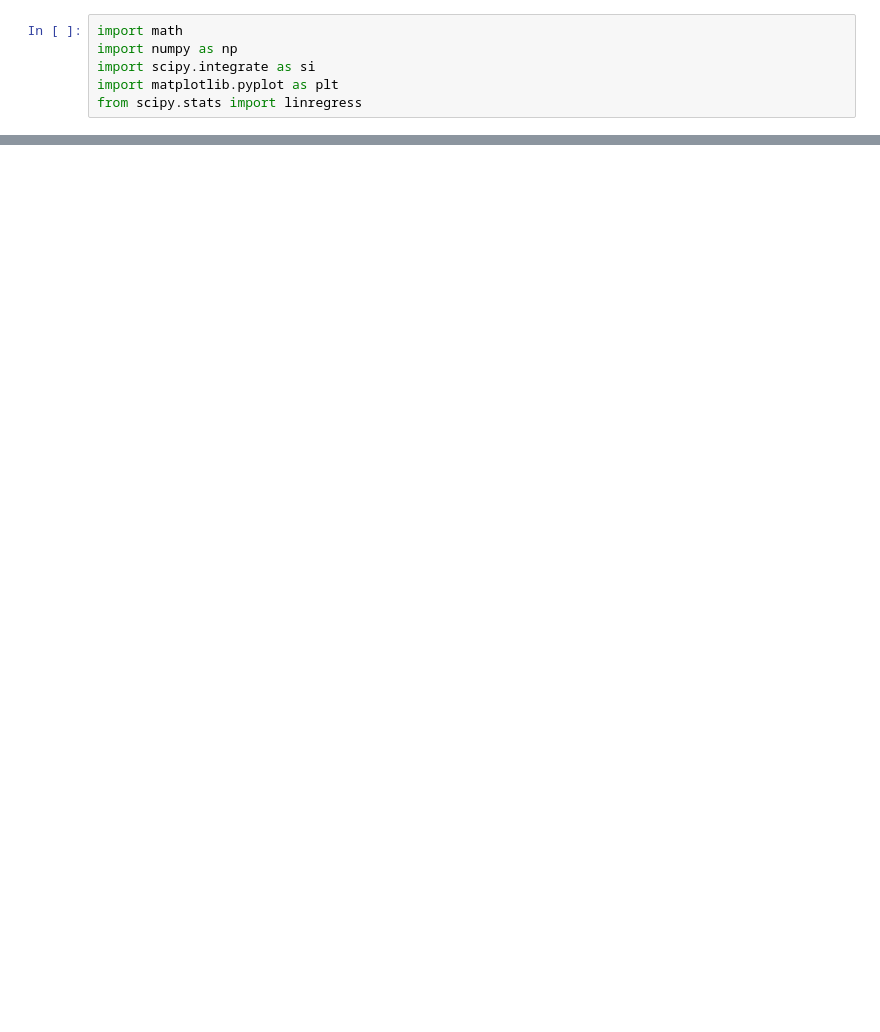
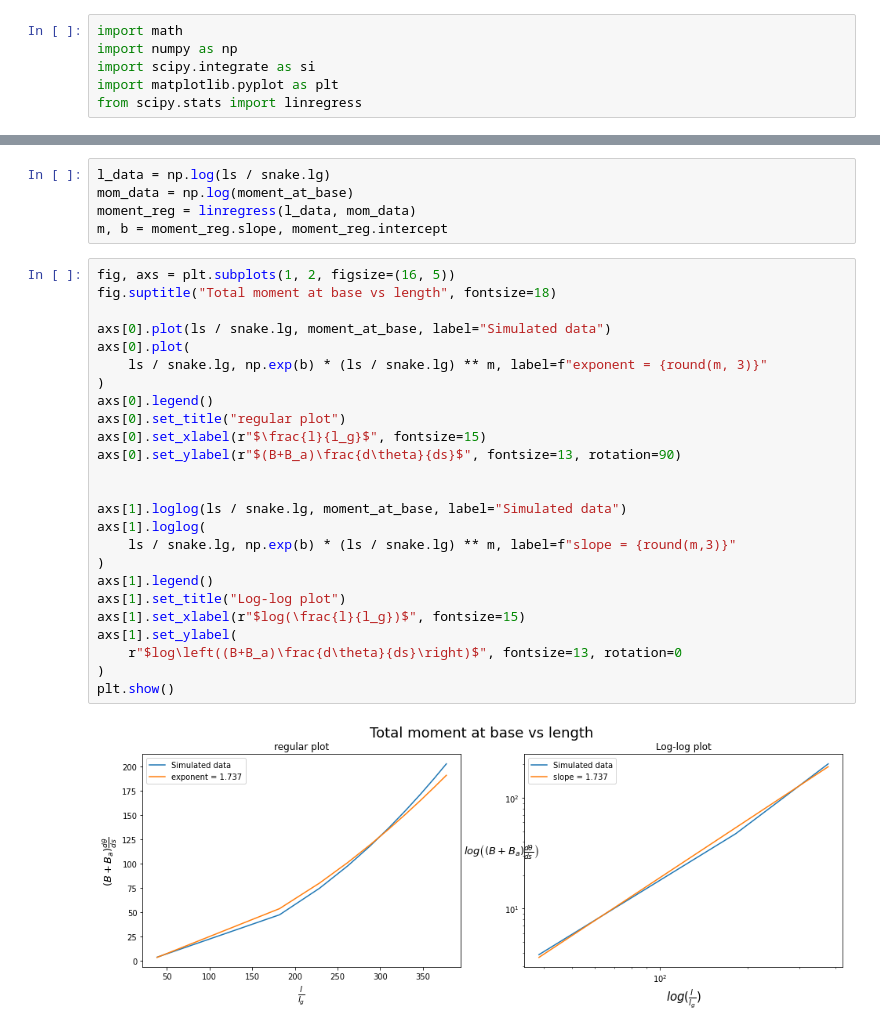
Before and after one commit to davenpi/stability, a Jupyter notebook: extended_torque.ipynb, the cells around one changed output, grey strips where cells are left out. Saved outputs shown, nothing was run; the diff lists cells and outputs as text; blank space fills up the shorter version.

```diff
--- a/extended_torque.ipynb
+++ b/extended_torque.ipynb
@@ -114,0 +163,32 @@ snake.lg
+# %%
+l_data = np.log(ls / snake.lg)
+mom_data = np.log(moment_at_base)
+moment_reg = linregress(l_data, mom_data)
+m, b = moment_reg.slope, moment_reg.intercept
+# %%
+fig, axs = plt.subplots(1, 2, figsize=(16, 5))
+fig.suptitle("Total moment at base vs length", fontsize=18)
+
+axs[0].plot(ls / snake.lg, moment_at_base, label="Simulated data")
+axs[0].plot(
+    ls / snake.lg, np.exp(b) * (ls / snake.lg) ** m, label=f"exponent = {round(m, 3)}"
+)
+axs[0].legend()
+axs[0].set_title("regular plot")
+axs[0].set_xlabel(r"$\frac{l}{l_g}$", fontsize=15)
+axs[0].set_ylabel(r"$(B+B_a)\frac{d\theta}{ds}$", fontsize=13, rotation=90)
+
+
+axs[1].loglog(ls / snake.lg, moment_at_base, label="Simulated data")
+axs[1].loglog(
+    ls / snake.lg, np.exp(b) * (ls / snake.lg) ** m, label=f"slope = {round(m,3)}"
+)
+axs[1].legend()
+axs[1].set_title("Log-log plot")
+axs[1].set_xlabel(r"$log(\frac{l}{l_g})$", fontsize=15)
+axs[1].set_ylabel(
+    r"$log\left((B+B_a)\frac{d\theta}{ds}\right)$", fontsize=13, rotation=0
+)
+plt.show()
+# %% [output]
+[figure, added]
```
Also changed, not shown: parts of 22 cells of this notebook.
